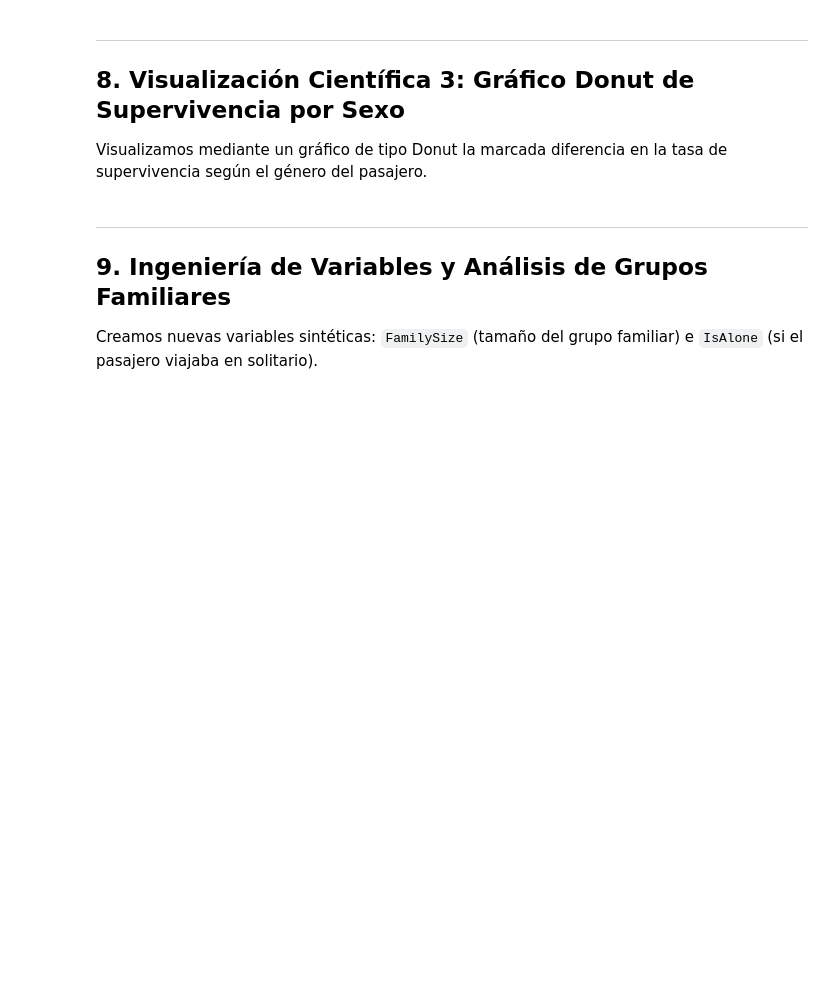
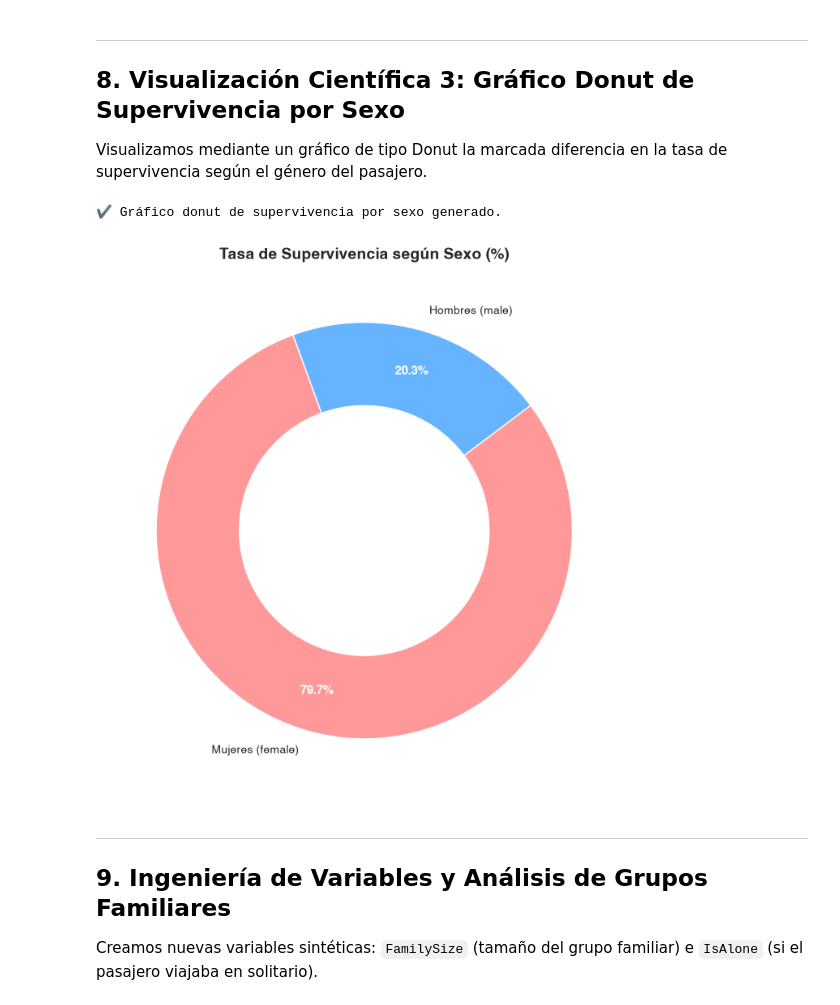
Before and after one commit to guslicem/PYTHON_PARA_CIENCIA_ABIERTA_2, a Jupyter notebook: NOTEBOOKS/00_SETUP_Y_EJEMPLO_INICIAL.ipynb, the cells around one changed output. Drawn from its saved outputs; the diff is of its cells as text; code cells hidden in the pictures; blank space fills up the shorter version.

```diff
--- a/NOTEBOOKS/00_SETUP_Y_EJEMPLO_INICIAL.ipynb
+++ b/NOTEBOOKS/00_SETUP_Y_EJEMPLO_INICIAL.ipynb
@@ -202,23 +248,27 @@ Visualizamos mediante un gráfico de tipo Donut la marcada diferencia en la tasa
 # %%
 survival_by_sex = df.groupby("Sex")["Survived"].mean() * 100
 
 fig, ax = plt.subplots(figsize=(7, 7))
 colors_sex = ["#ff9999", "#66b3ff"]
 wedges, texts, autotexts = ax.pie(
     survival_by_sex,
     labels=["Mujeres (female)", "Hombres (male)"],
     autopct='%1.1f%%',
-    startangle=90,
+    pctdistance=0.8,
+    startangle=110,
     colors=colors_sex,
     wedgeprops=dict(width=0.4, edgecolor='w')
 )
 
-plt.setp(autotexts, size=11, weight="bold", color="black")
-ax.set_title("Tasa de Supervivencia según Sexo (%)", fontsize=13, fontweight='bold', pad=30)
+plt.setp(autotexts, size=11, weight="bold", color="white")
+ax.set_title("Tasa de Supervivencia según Sexo (%)", fontsize=14, fontweight='bold', pad=10)
 
 plt.tight_layout()
 #plt.close(fig)
 print("✔ Gráfico donut de supervivencia por sexo generado.")
+# %% [output]
+✔ Gráfico donut de supervivencia por sexo generado.
+[figure, added]
 # %% [markdown]
 ---
 ## 9. Ingeniería de Variables y Análisis de Grupos Familiares
```
Also changed, not shown: parts of 12 cells of this notebook, 6 other files.
